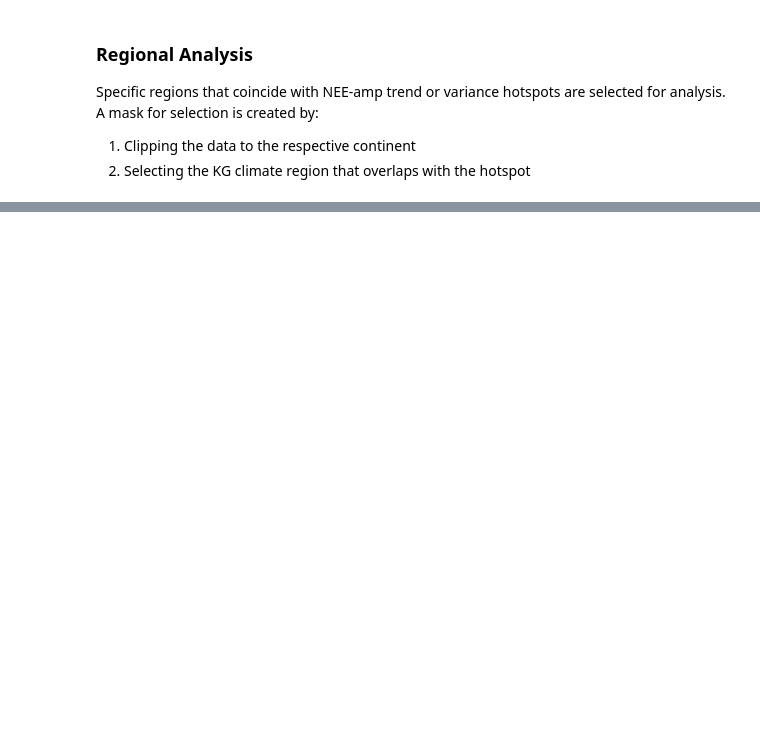
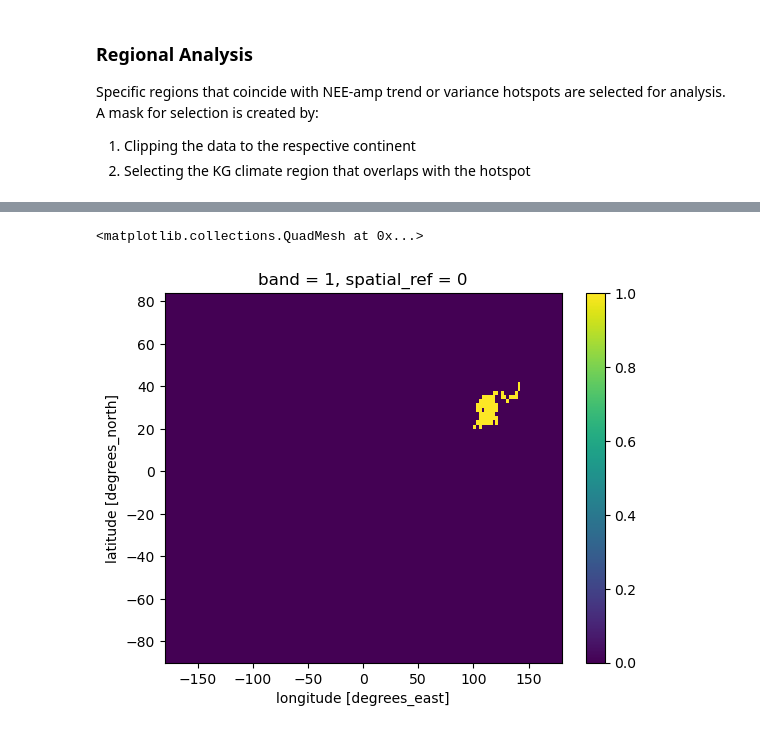
Before and after one commit to femoyano/northern-land-cover, a Jupyter notebook: 5_co2_analysis.ipynb, the cells around one changed output, grey strips where cells are left out. Drawn from its saved outputs; the diff is of its cells as text; code cells hidden in the pictures; blank space fills up the shorter version.

```diff
--- a/5_co2_analysis.ipynb
+++ b/5_co2_analysis.ipynb
@@ -105,0 +133,5 @@ geom_northamer_tempcold = sh.geometry.box(-130, 40. -50, 60)
+# %%
+roimask['asia_tempwarm'].plot()
+# %% [output]
+<matplotlib.collections.QuadMesh at 0x...>
+[figure, added]
```
Also changed, not shown: parts of 8 cells of this notebook, 1 other file.
